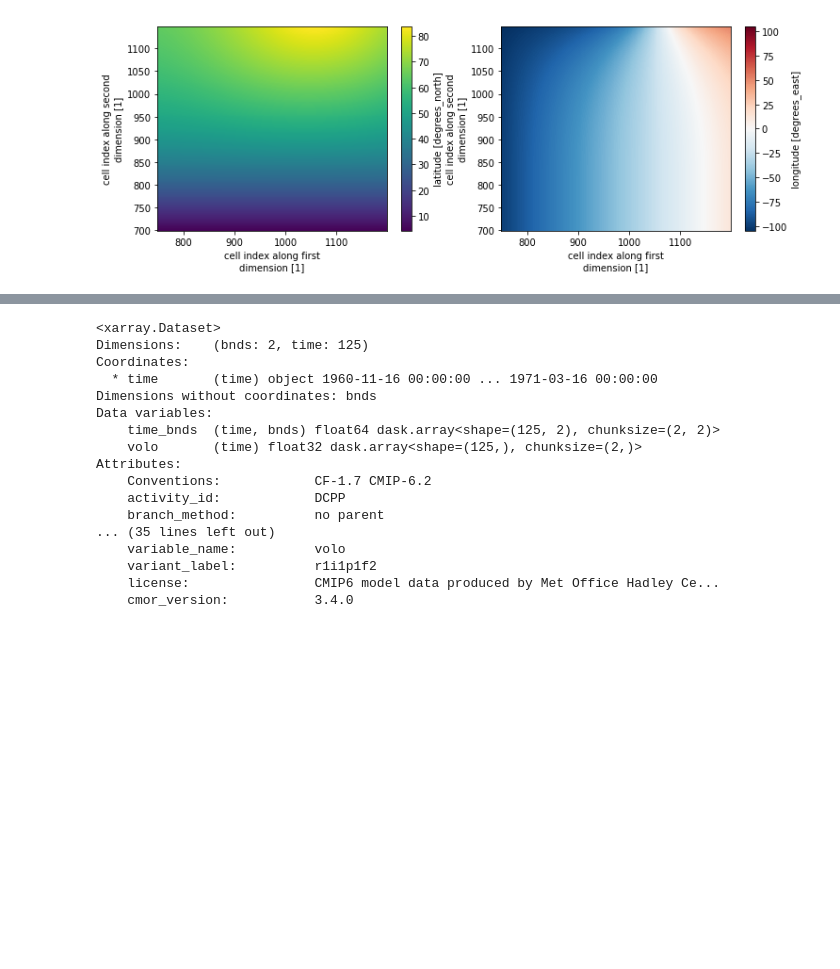
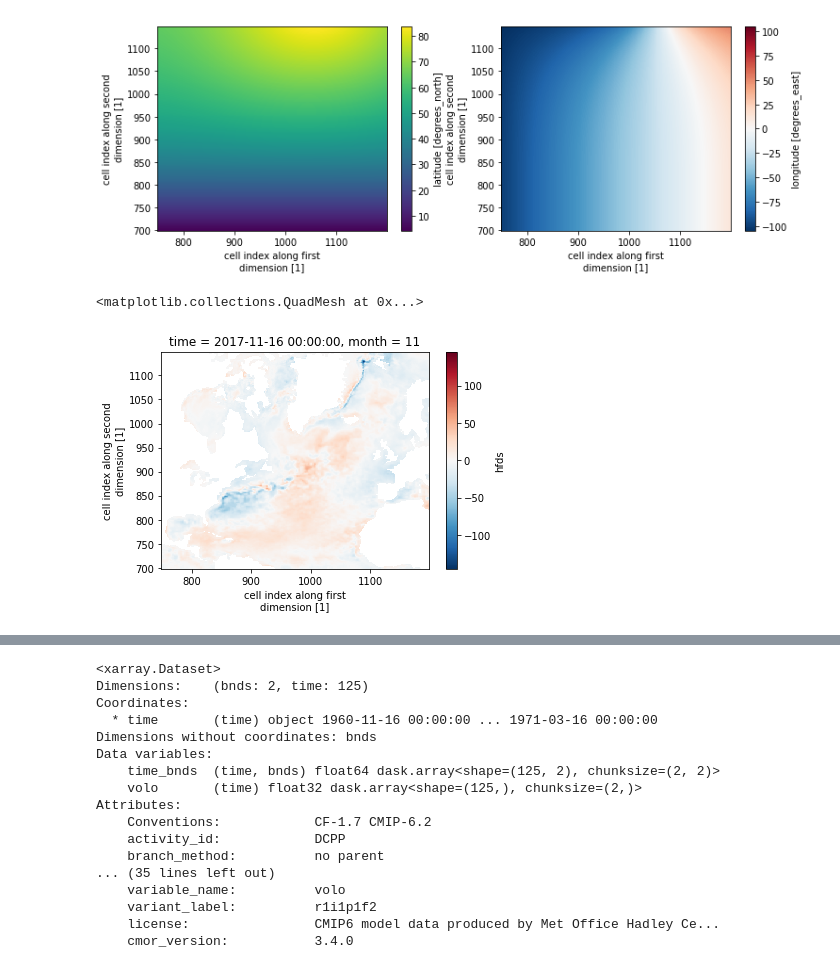
Before and after one commit to hmkhatri/AMOC_Variability_DePreSys_MET, a Jupyter notebook: Notebooks/Initial_Analysis.ipynb, the cells around one changed output, grey strips where cells are left out. Drawn from its saved outputs; the diff is of its cells as text; code cells hidden in the pictures; blank space fills up the shorter version.

```diff
--- a/Notebooks/Initial_Analysis.ipynb
+++ b/Notebooks/Initial_Analysis.ipynb
@@ -451,3 +509,11 @@ ds.longitude.plot()
 # %% [output]
 <matplotlib.collections.QuadMesh at 0x...>
 [figure]
+# %%
+# monthly climatology remove
+hfds_clim = (ds['hfds'].mean('r')).groupby('time.month').mean('time')
+# %%
+(ds['hfds'].isel(time=108).mean('r') - hfds_clim.isel(month=10)).plot()
+# %% [output]
+<matplotlib.collections.QuadMesh at 0x...>
+[figure, added]
```
Also changed, not shown: parts of 9 cells of this notebook.
